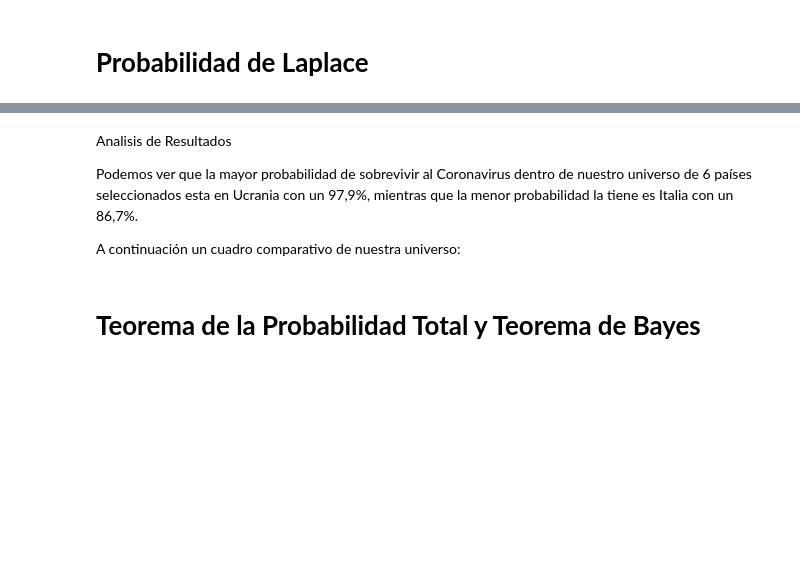
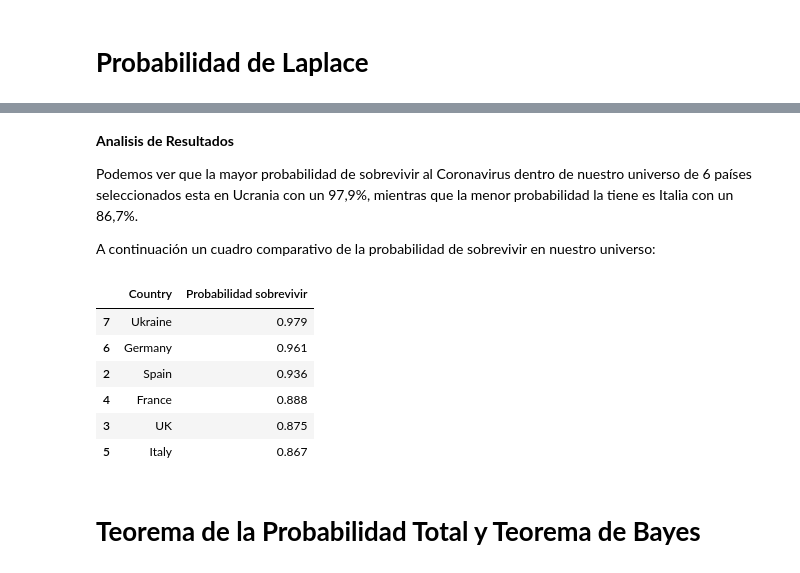
Before and after one commit to JALVARADORUIZ/Magister_BigData_UB, a Jupyter notebook: M2_AG1_GRUPO14.ipynb, the cells around one changed output, grey strips where cells are left out. Saved outputs shown, nothing was run; the diff lists cells and outputs as text; code cells hidden in the pictures; blank space fills up the shorter version.

```diff
--- a/M2_AG1_GRUPO14.ipynb
+++ b/M2_AG1_GRUPO14.ipynb
@@ -168,6 +251,19 @@ La Probabilidad de Sobrevivir en Ucrania es de :  0.979
 # %% [markdown]
-Analisis de Resultados
+**Analisis de Resultados**
 
 Podemos ver que la mayor probabilidad de sobrevivir al Coronavirus dentro de nuestro universo de 6 países seleccionados esta en Ucrania con un 97,9%, mientras que la menor probabilidad la tiene es Italia con un 86,7%.
 
-A continuación un cuadro comparativo de nuestra universo:
+A continuación un cuadro comparativo de la probabilidad de sobrevivir en nuestro universo:
+# %%
+pd.set_option('display.float_format', '{:.3f}'.format)
+
+df_universo['Probabilidad sobrevivir'] = 1 - (df_universo['Total Deaths'] / df_universo['Total Cases'])
+df_universo[['Country', 'Probabilidad sobrevivir']].sort_values(by='Probabilidad sobrevivir', ascending=False)
+# %% [output]
+|  | Country | Probabilidad sobrevivir |
+| 7 | Ukraine | 0.979 |
+| 6 | Germany | 0.961 |
+| 2 | Spain | 0.936 |
+| 4 | France | 0.888 |
+| 3 | UK | 0.875 |
+| 5 | Italy | 0.867 |
```
Also changed, not shown: parts of 21 cells of this notebook.
